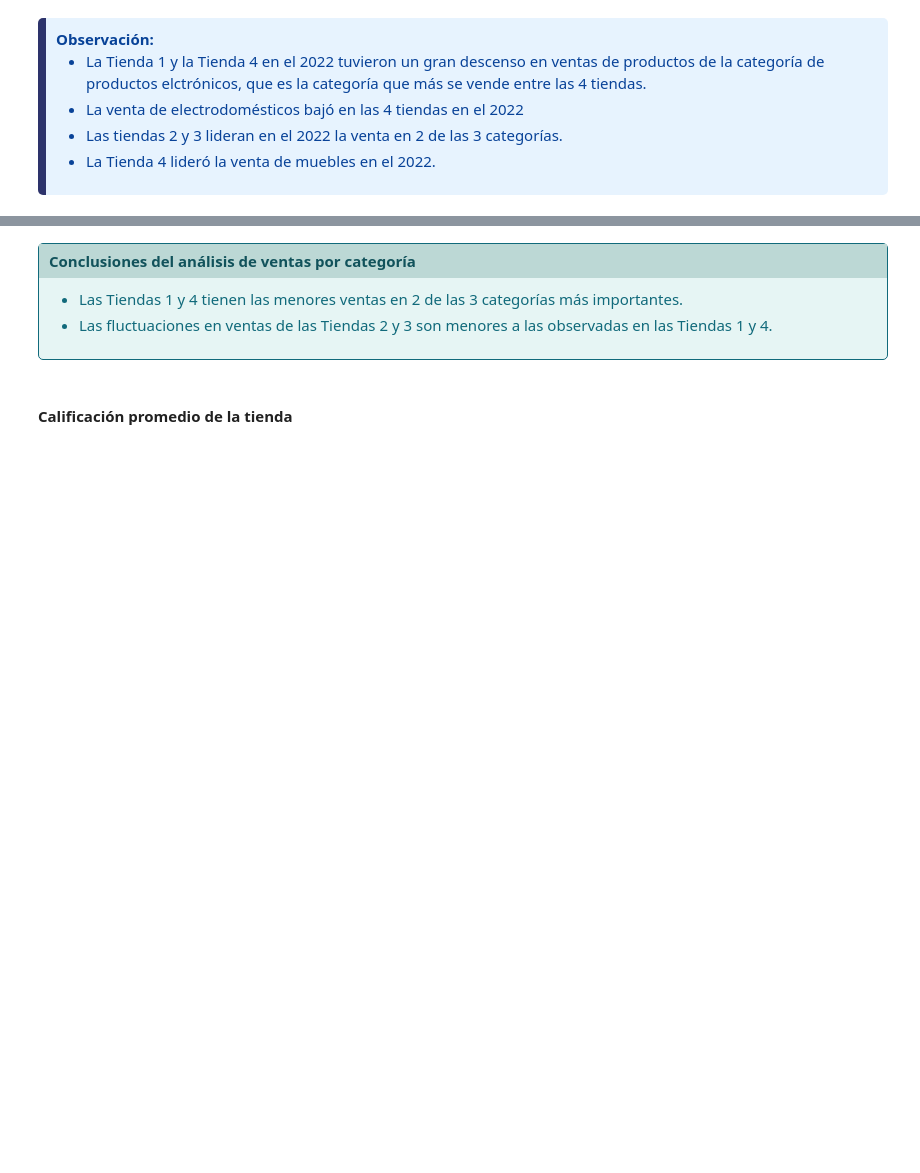
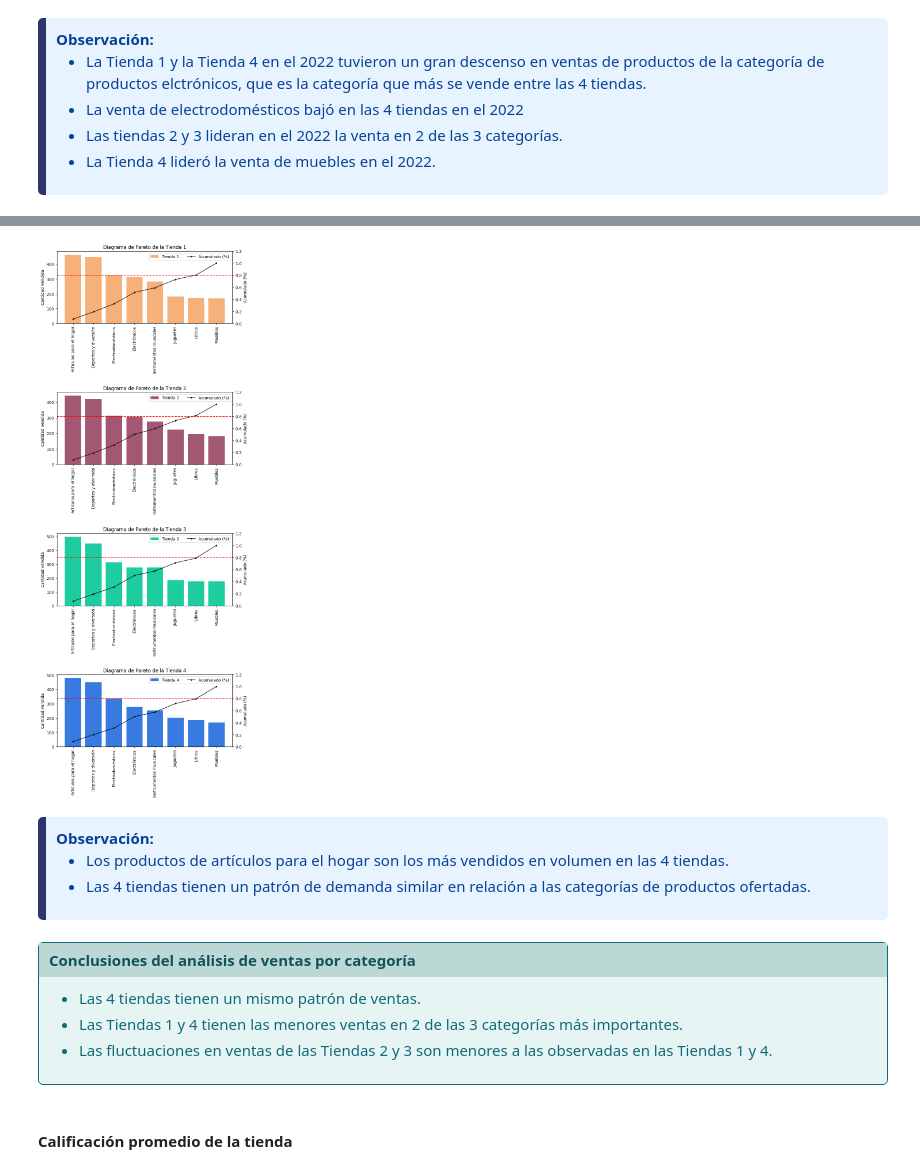
Before and after one commit to ecordovag/challenge_alura_store, a Jupyter notebook: AluraStoreLatam.ipynb, the cells around one changed output, grey strips where cells are left out. Cells and saved outputs as stored; diff of their text form; code cells hidden in the pictures; blank space fills up the shorter version.

Commit message:
Analisis de volumen de ventas

```diff
--- a/AluraStoreLatam.ipynb
+++ b/AluraStoreLatam.ipynb
@@ -834,3 +834,7 @@ plt.show()
     <li> La Tienda 4 lideró la venta de muebles en el 2022.</li>
   </ul>
 </div>
+# %%
+# Cantidad de ventas por categoría
+conteo_ventas_categoria = pd.pivot_table(df_combinados_2, index='Categoría del Producto', columns='Tienda', aggfunc='size', fill_value=0)
+conteo_ventas_categoria
@@ -837,3 +852,62 @@ plt.show()
+# %%
+# Diagrama de Pareto
+
+fig, axes = plt.subplots(nrows=4, figsize=(8,20))
+
+# Ejes a graficar
+eje_x = conteo_ventas_categoria.index
+nombres_tiendas = conteo_ventas_categoria.columns
+
+# Lista de colores por tienda
+colores = ['#F6B17A', '#A25772', '#1DCD9F', '#387ADF']
+
+for i, t, c in zip(range(0, 4), nombres_tiendas, colores):
+
+    eje_y = conteo_ventas_categoria[t]
+
+    # Generar los dos ejes y en cada gráfica
+    ax = axes[i]
+    ax2 = ax.twinx()
+    ax2.set_ylim(0, 1.2)
+
+    # Dibujar las barras por categoría en orden descendente
+    ax.bar(eje_x, eje_y.sort_values(ascending=False), color=c, label=t)
+    ax.tick_params(axis='x', labelrotation=90)
+
+    # Dibujar la línea de frecuencia relativa acumulada
+    ax2.plot(eje_x, eje_y.cumsum()/eje_y.sum(), color='black', alpha=0.8, label='Acumulado (%)', marker='o', markersize=3)
+
+    # Dibujar la línea de corte al 80%
+    ax2.axhline(0.8, color='red', linestyle='--')
+
+    # Título de la gráfica
+    axes[i].set_title(f'Diagrama de Pareto de la {t}')
+
+    # Títulos de los ejes y
+    ax.set_ylabel('Cantidad vendida')
+    ax2.set_ylabel('Acumulado (%)')
+
+    # Mostrar leyendas combinadas
+    objeto1, etiqueta1 = ax.get_legend_handles_labels()
+    objeto2, etiqueta2 = ax2.get_legend_handles_labels()
+
+    objetos = objeto1 + objeto2
+    etiquetas = etiqueta1 + etiqueta2
+
+    ax2.legend(objetos, etiquetas, loc='upper right', ncols=2)
+
+plt.tight_layout(pad=3)
+plt.show()
+# %% [output]
+[figure, added]
+# %% [markdown]
+<div style="background-color: #e7f3fe; color: #084298; padding: 10px; border-left: 8px solid #2D336B; border-radius: 5px;">
+  <strong>Observación:</strong>
+  <ul>
+    <li> Los productos de artículos para el hogar son los más vendidos en volumen en las 4 tiendas. </li>
+    <li> Las 4 tiendas tienen un patrón de demanda similar en relación a las categorías de productos ofertadas.</li>
+  </ul>
+</div>
 # %% [markdown]
 <div style="background-color:rgb(230, 245, 244); border: 1px solid #116A7B; border-radius: 5px; overflow: hidden;">
   <div style="background-color:rgb(188, 216, 213); color:rgb(17, 82, 91); padding: 6px 10px; font-weight: bold;">
@@ -841,6 +915,7 @@ plt.show()
   </div>
   <div style="color: #116A7B; padding: 10px;">
     <ul>
+        <li> Las 4 tiendas tienen un mismo patrón de ventas. </li>
         <li> Las Tiendas 1 y 4 tienen las menores ventas en 2 de las 3 categorías más importantes. </li>
         <li> Las fluctuaciones en ventas de las Tiendas 2 y 3 son menores a las observadas en las Tiendas 1 y 4.</li>
     </ul>
```
Also changed, not shown: parts of 5 cells of this notebook.
